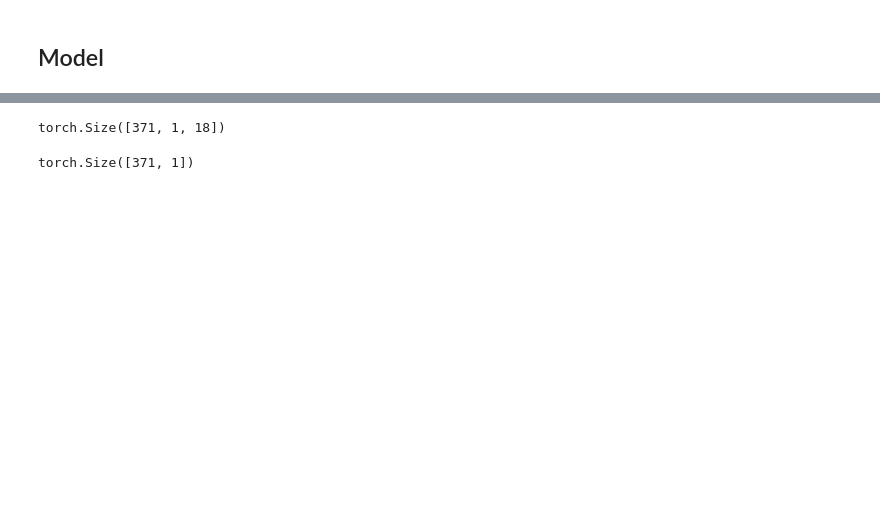
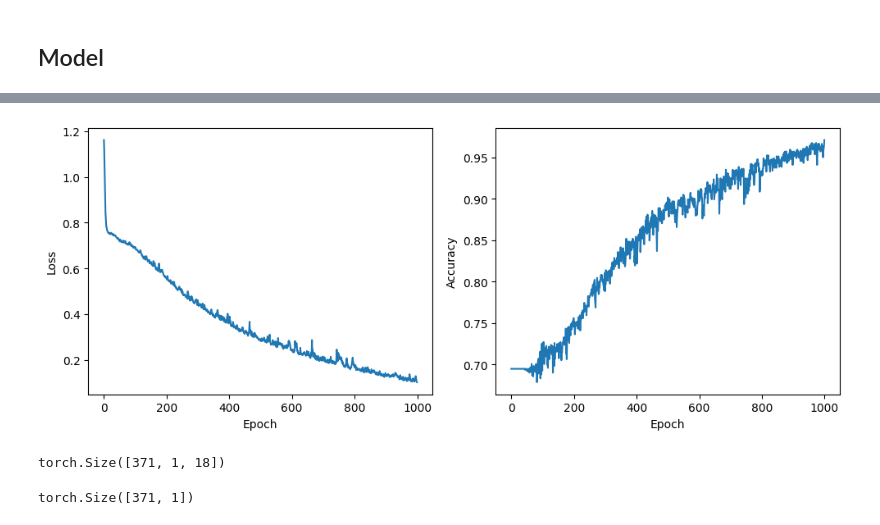
Before and after one commit to Chiao75543/FintechProject, a Jupyter notebook: model/train_model.ipynb, the cells around one changed output, grey strips where cells are left out. Saved outputs shown, nothing was run; the diff lists cells and outputs as text; code cells hidden in the pictures; blank space fills up the shorter version.

```diff
--- a/model/train_model.ipynb
+++ b/model/train_model.ipynb
@@ -400,0 +413,19 @@ Best Model Parameters: {'batch_size': 50, 'hidden_size': 64, 'learning_rate': 0.
+# %%
+# 轉到GPU上
+tensor_X_train = tensor_X_train.to(device)
+tensor_lable_y_train = tensor_lable_y_train.to(device)
+tensor_price_y_train = tensor_price_y_train.to(device)
+# %%
+from torch.utils.data import DataLoader, TensorDataset
+# 訓練集的 DataLoader
+train_dataset = TensorDataset(tensor_X_train, tensor_lable_y_train, tensor_price_y_train)
+train_dataloader = DataLoader(train_dataset, batch_size=batch_size, shuffle=True)
+# %%
+# 建立模型
+train_set_model = LSTMModle(input_size, hidden_size, num_layers)
+train_set_model = train_set_model.to(device)
+# %%
+# 定義損失函數和優化器
+criterion_class = nn.CrossEntropyLoss() # loss function
+criterion_price = nn.MSELoss() # loss function
+optimizer = optim.Adam(train_set_model.parameters(), lr=learning_rate) # 優化器
@@ -400,0 +483,4 @@ Best Model Parameters: {'batch_size': 50, 'hidden_size': 64, 'learning_rate': 0.
+# %%
+# 訓練模型
+all_train_set_train(train_set_model, criterion_class, criterion_price, optimizer, train_dataloader, num_epochs)
+# %% [output]
@@ -401,3 +497,4 @@ Best Model Parameters: {'batch_size': 50, 'hidden_size': 64, 'learning_rate': 0.
+[figure, added]
 # %%
 # 使用best_model跑 new_val_set
 new_val_set
```
Also changed, not shown: parts of 12 cells of this notebook.
